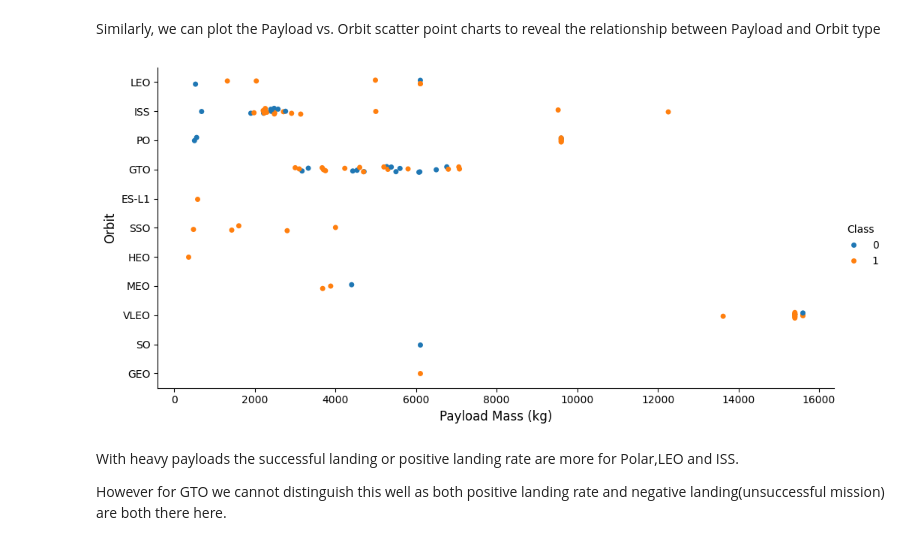
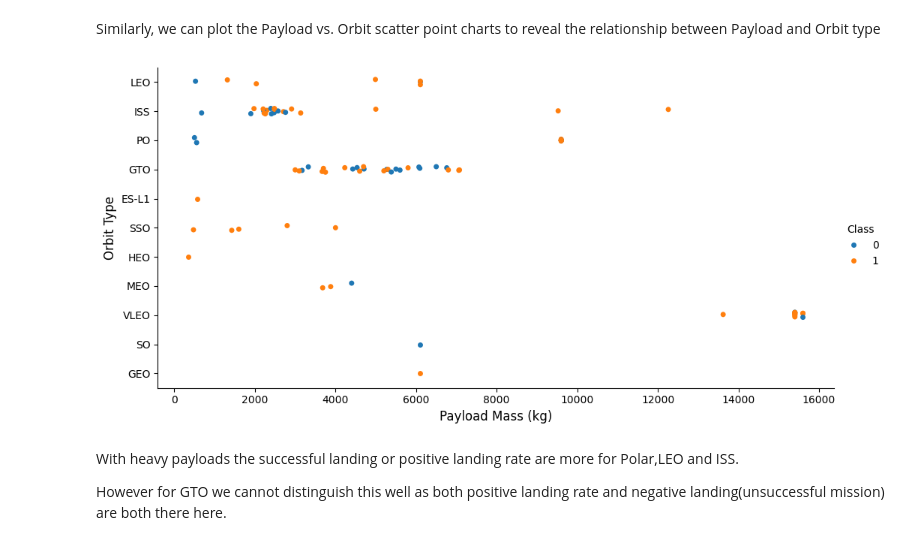
Before and after one commit to LusiDK/ADSC, a Jupyter notebook: 05_SpaceX_EDA_Visualization.ipynb, the cells around one changed output. Cells and saved outputs as stored; diff of their text form; code cells hidden in the pictures.

```diff
--- a/05_SpaceX_EDA_Visualization.ipynb
+++ b/05_SpaceX_EDA_Visualization.ipynb
@@ -150,11 +150,11 @@ Similarly, we can plot the Payload vs. Orbit scatter point charts to reveal the
 # %%
 # Plot a scatter point chart with x axis to be Payload and y axis to be the Orbit, and hue to be the class value
 sns.catplot(data=df, x="PayloadMass", y="Orbit", hue="Class", aspect = 2)
 plt.xlabel("Payload Mass (kg)",fontsize=12)
-plt.ylabel("Orbit",fontsize=12)
+plt.ylabel("Orbit Type",fontsize=12)
 plt.show()
 # %% [output]
-[figure, old version]
+[figure, new version]
 # %% [markdown]
 With heavy payloads the successful landing or positive landing rate are more for Polar,LEO and ISS.
 
```
Also changed, not shown: parts of 5 cells of this notebook.
